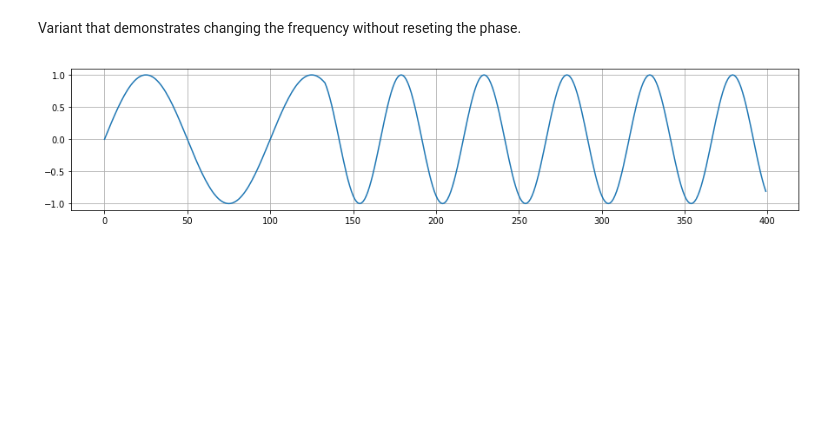
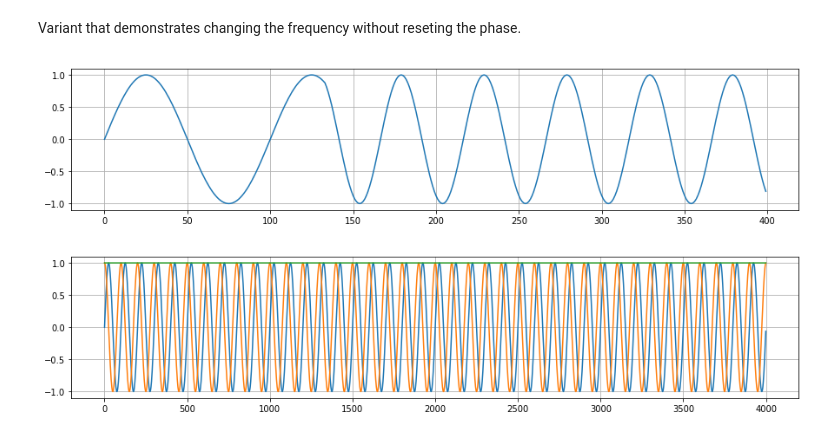
Before and after one commit to Buzztrax/design, a Jupyter notebook: dsp/Fast Sine Series.ipynb, the cells around one changed output. Saved outputs shown, nothing was run; the diff lists cells and outputs as text; code cells hidden in the pictures; blank space fills up the shorter version.

Commit message:
More sine experiemnts.
* add attempt for interpolated qarter tab (not good yet).
* add plotting of length of sin/cos-vector for the sin-cos series

```diff
--- a/dsp/Fast Sine Series.ipynb
+++ b/dsp/Fast Sine Series.ipynb
@@ -128,3 +128,26 @@ grid(True)
 show()
 # %% [output]
 [figure]
+# %%
+sk = 0.0
+ck = 1.0
+s1 = sin(phase_inc)
+c1 = cos(phase_inc)
+vs = []
+vc = []
+vd = []   # euclidian length of the [sin, cos] vector
+for i in range(l*10):
+    vs.append(sk)
+    vc.append(ck)
+    vd.append(sqrt(vs[-1]*vs[-1] + vc[-1]*vc[-1]))
+    skk = c1 * sk + s1 * ck
+    ck = c1 * ck - s1 * sk
+    sk = skk
+
+plot(vs)
+plot(vc)
+plot(vd)
+grid(True)
+show()
+# %% [output]
+[figure, added]
```
Also changed, not shown: 3 other files.
